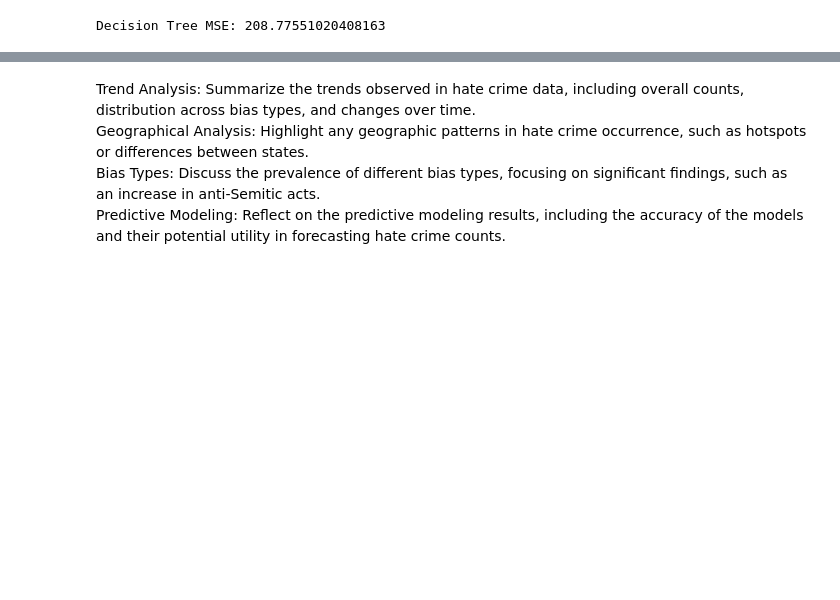
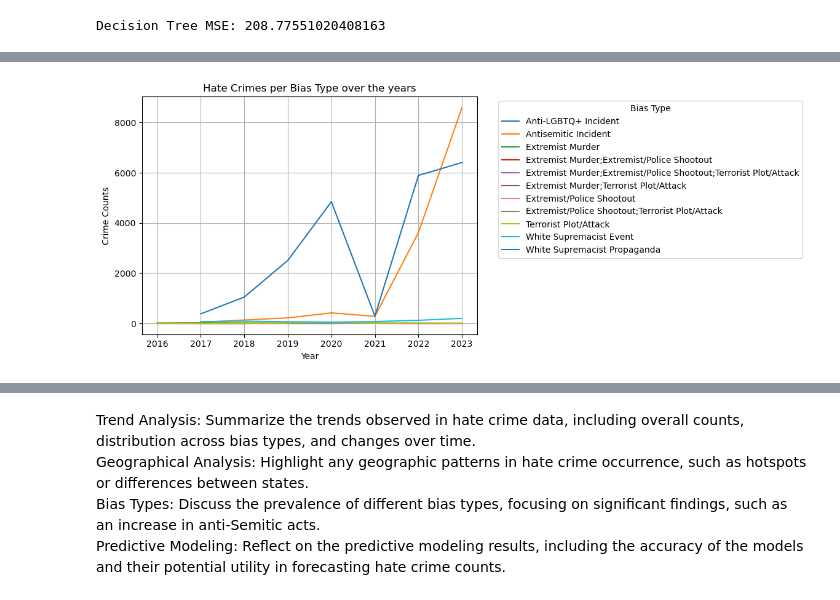
Before and after one commit to e-sider/cmsc320-final, a Jupyter notebook: newer_final_tutorial.ipynb, the cells around one changed output, grey strips where cells are left out. Cells and saved outputs as stored; diff of their text form; code cells hidden in the pictures; blank space fills up the shorter version.

```diff
--- a/newer_final_tutorial.ipynb
+++ b/newer_final_tutorial.ipynb
@@ -517,0 +478,86 @@ Decision Tree MSE: 208.77551020408163
+# %%
+crime_counts = adl_relevant.groupby(['data_year', 'bias_type']).size().reset_index(name='count_of_crimes')
+
+pivot_table = crime_counts.pivot(index='data_year', columns='bias_type', values='count_of_crimes')
+
+for category in pivot_table.columns:
+    plt.plot(pivot_table.index, pivot_table[category], label=category)
+
+plt.title('Hate Crimes per Bias Type over the years')
+plt.xlabel('Year')
+plt.ylabel('Crime Counts')
+plt.grid(True)
+plt.tight_layout()
+
+plt.legend(title='Bias Type', bbox_to_anchor=(1.05, 1), loc='upper left')
+
+plt.show()
+
+
+
+# Filter the data for anti-Jewish hate crimes
+adl_antisemetic_data = adl_relevant[adl_relevant['bias_type'] == 'Antisemitic Incident']
+
+# Group the filtered data by 'data_year' and count the number of hate crimes for each year
+crime_counts_anti_jewish = adl_antisemetic_data.groupby('data_year').size().reset_index(name='count_of_crimes')
+
+# Plotting
+plt.figure(figsize=(12, 8))
+plt.plot(crime_counts_anti_jewish['data_year'], crime_counts_anti_jewish['count_of_crimes'], marker='o')
+plt.title('Anti-Jewish Hate Crimes Over the Years')
+plt.xlabel('Year')
+plt.ylabel('Crime Counts')
+plt.grid(True)
+plt.tight_layout()
+plt.show()
+
+# Group the data by 'state' and count the number of hate crimes for each state
+crime_counts_per_state = adl_antisemetic_data['state'].value_counts()
+
+# Plotting
+plt.figure(figsize=(12, 8))
+crime_counts_per_state.plot(kind='bar')
+plt.title('Anti-Jewish Hate Crimes Per State')
+plt.xlabel('State')
+plt.ylabel('Crime Counts')
+plt.grid(True)
+plt.tight_layout()
+plt.show()
+
+
+# Group the data by 'offense type' and count the number of hate crimes for each offense type
+crime_counts_per_offense = adl_antisemetic_data['offense type'].value_counts()
+
+# Plotting
+plt.figure(figsize=(12, 8))
+crime_counts_per_offense.plot(kind='bar')
+plt.title('Anti-Jewish Hate Crimes by Offense Types')
+plt.xlabel('Offense Type')
+plt.ylabel('Crime Counts')
+plt.grid(True)
+plt.tight_layout()
+plt.show()
+
+# Calculate the percentage of anti-Jewish acts by state
+percentage_per_state = (adl_antisemetic_data['state'].value_counts() / len(adl_antisemetic_data)) * 100
+
+# Plotting
+plt.figure(figsize=(10, 8))
+percentage_per_state.plot(kind='pie', autopct='%1.1f%%', startangle=140)
+plt.title('Percentage of Anti-Jewish Acts by State')
+plt.ylabel('')  # Remove the y-label
+plt.axis('equal')  # Equal aspect ratio ensures that pie is drawn as a circle
+plt.show()
+
+# Calculate the percentage of anti-Jewish crime types
+percentage_per_offense = (adl_antisemetic_data['offense type'].value_counts() / len(adl_antisemetic_data)) * 100
+
+# Plotting
+plt.figure(figsize=(10, 8))
+percentage_per_offense.plot(kind='pie', autopct='%1.1f%%', startangle=140)
+plt.title('Percentage of Anti-Jewish Offense Types')
+plt.ylabel('')  # Remove the y-label
+plt.axis('equal')  # Equal aspect ratio ensures that pie is drawn as a circle
+plt.show()
+# %% [output]
+[figure, added]
```
Also changed, not shown: parts of 19 cells of this notebook, 4 other files.
